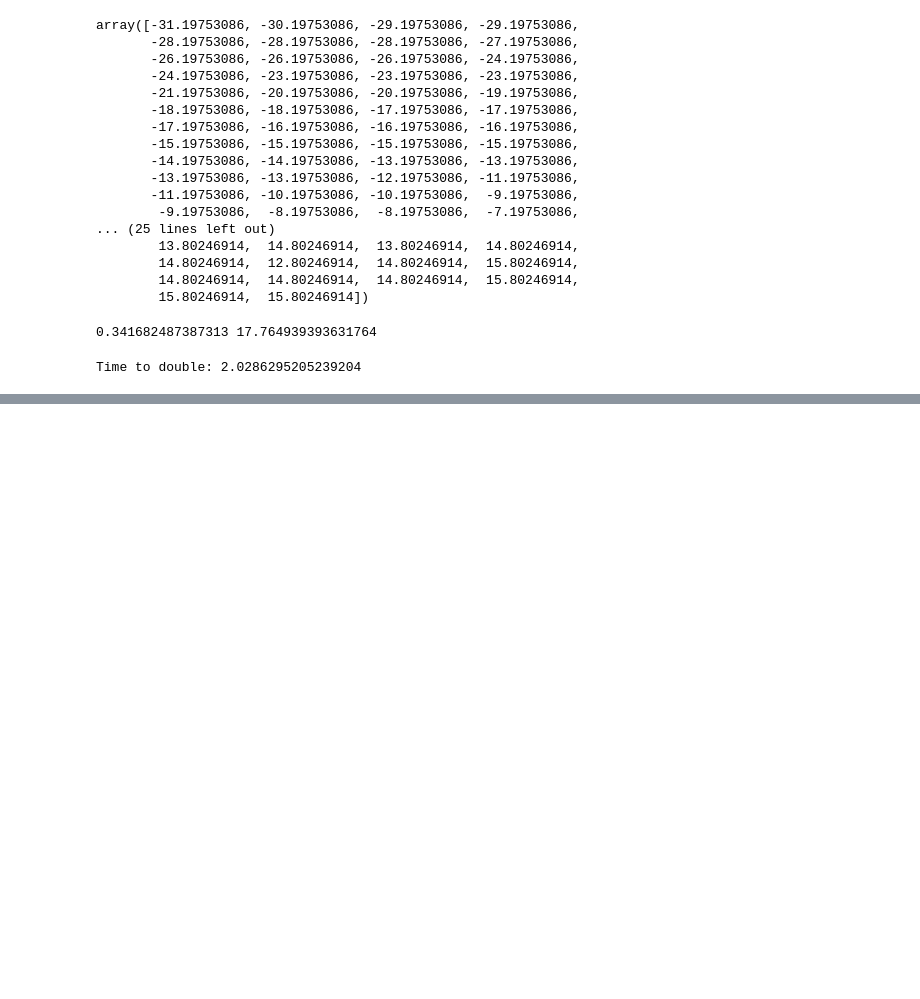
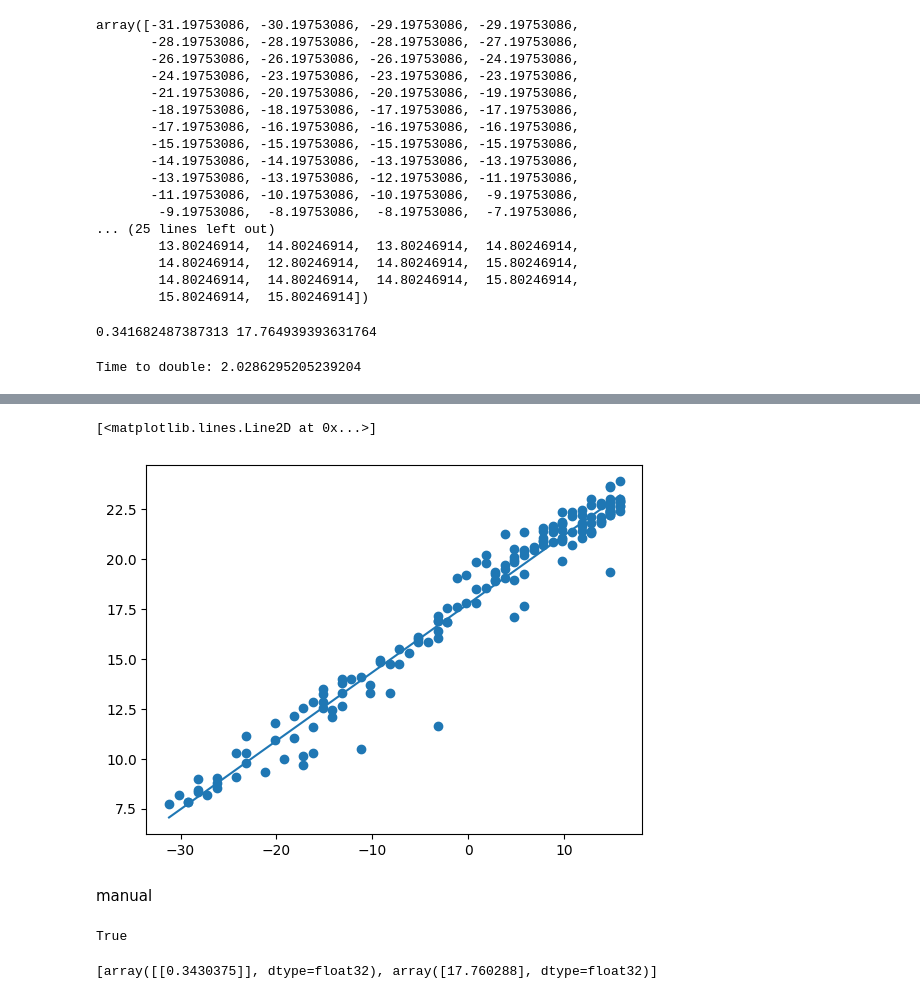
Before and after one commit to smandalsid/Tensorflow, a Jupyter notebook: Sec3_Linear_Regression.ipynb, the cells around one changed output, grey strips where cells are left out. Cells and saved outputs as stored; diff of their text form; code cells hidden in the pictures; blank space fills up the shorter version.

```diff
--- a/Sec3_Linear_Regression.ipynb
+++ b/Sec3_Linear_Regression.ipynb
@@ -164,0 +169,3 @@ Time to double: 2.0286295205239204
+# %%
+yhat=model.predict(X).flatten()
+yhat
@@ -164,0 +191,20 @@ Time to double: 2.0286295205239204
+# %%
+plt.scatter(X, Y)
+plt.plot(X, yhat)
+# %% [output]
+[<matplotlib.lines.Line2D at 0x...>]
+[figure, added]
+# %% [markdown]
+manual
+# %%
+w, b=model.layers[0].get_weights()
+X=X.reshape(-1, 1)
+yhat2=(X.dot(w)+b).flatten()
+# similar to == but for float values
+np.allclose(yhat, yhat2)
+# %% [output]
+True
+# %%
+model.layers[0].get_weights()
+# %% [output]
+[array([[0.3430375]], dtype=float32), array([17.760288], dtype=float32)]
```
Also changed, not shown: parts of 9 cells of this notebook.
